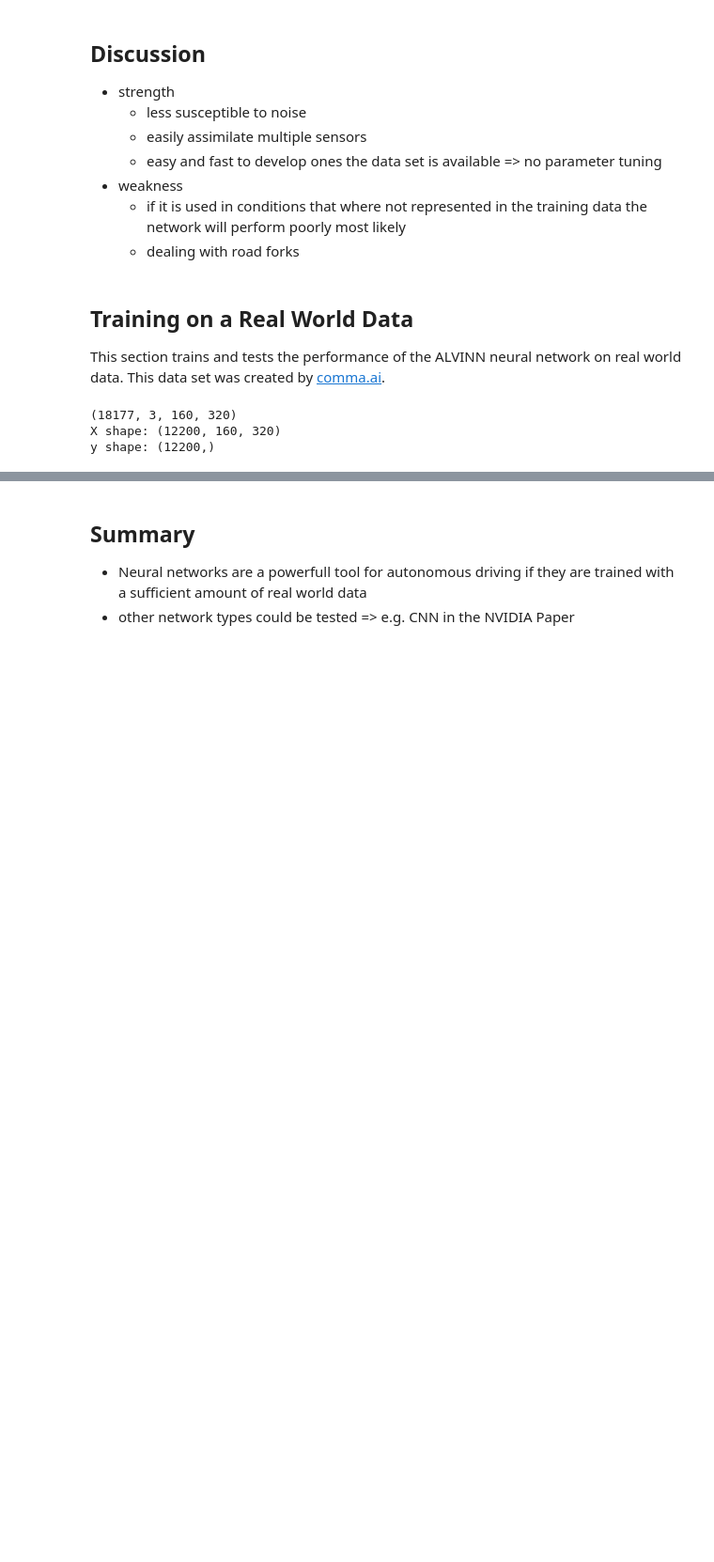
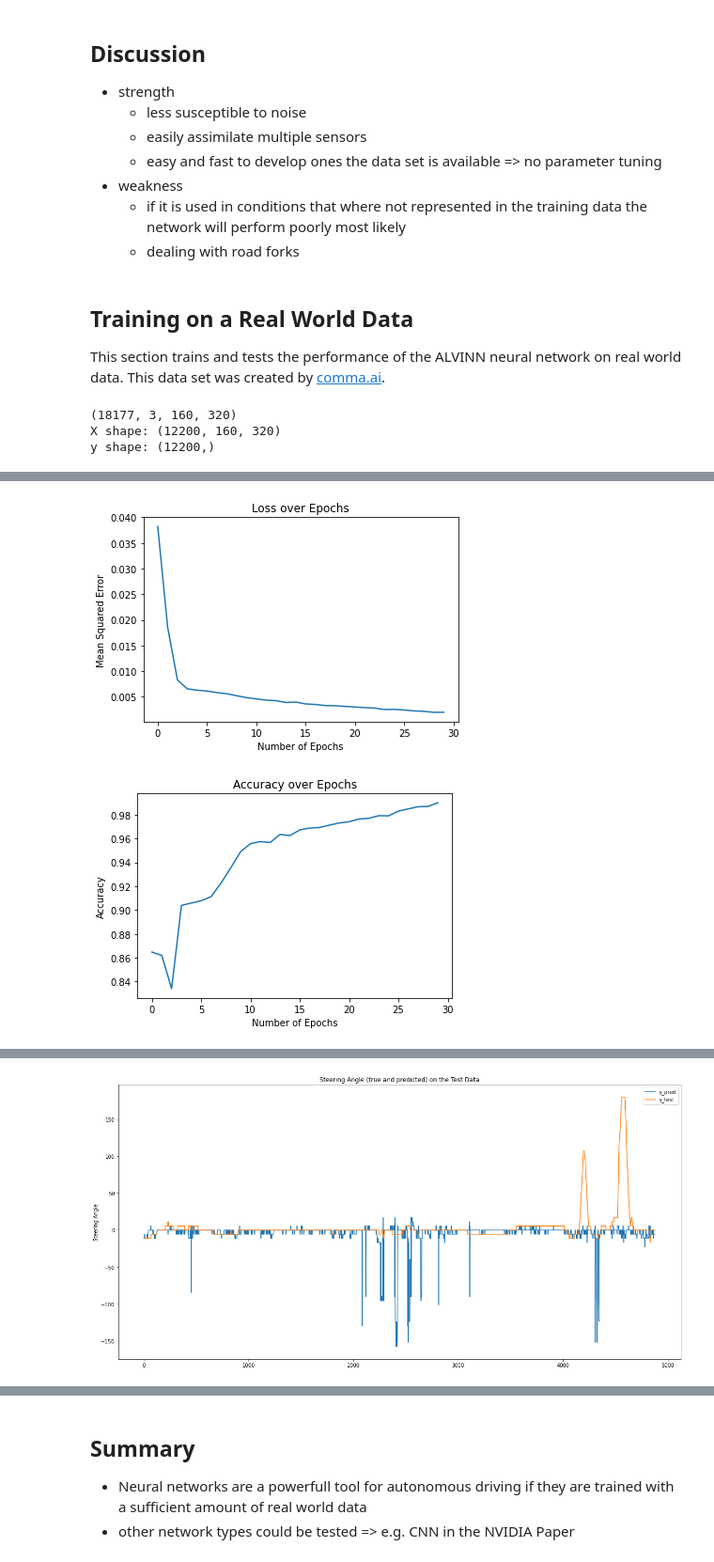
Before and after one commit to fabian-hk/Imitation-Learning, a Jupyter notebook: AVLINN.ipynb, the cells around one changed output, grey strips where cells are left out. Shown: that part at 94% size. Cells and saved outputs as stored; diff of their text form; code cells hidden in the pictures; blank space fills up the shorter version.

```diff
--- a/AVLINN.ipynb
+++ b/AVLINN.ipynb
@@ -330,7 +423,8 @@ Visualization of the comma.ai data set in full resolution. The network will be t
 
 ![Comma Ai Data Set](graphic/commaai_data_set.gif)
 # %%
-train_and_evaluate(ds=CommaAiDataSet(), epochs=30, input_size=(60, 64), output_bins=65)
+tr = TrainingRun(ds=CommaAiDataSet(), input_size=(60,64), output_bins=65, epochs=30)
+model, history = train(tr=tr)
 # %% [output]
 (18177, 3, 160, 320)
 X shape: (12200, 160, 320)
@@ -361,0 +451,5 @@ INFO:tensorflow:Assets written to: model/assets
+# %%
+evaluate(model=model, tr=tr)
+# %% [output]
+[figure, added]
+[figure, added]
@@ -362,3 +458,4 @@ INFO:tensorflow:Assets written to: model/assets
+[figure, added]
 # %% [markdown]
 ![Test on the Comma Ai data set](graphic/visualization_CommaAiDataSet_30_(60,64)_65.gif)
 # %% [markdown]
```
Also changed, not shown: parts of 20 cells of this notebook.
